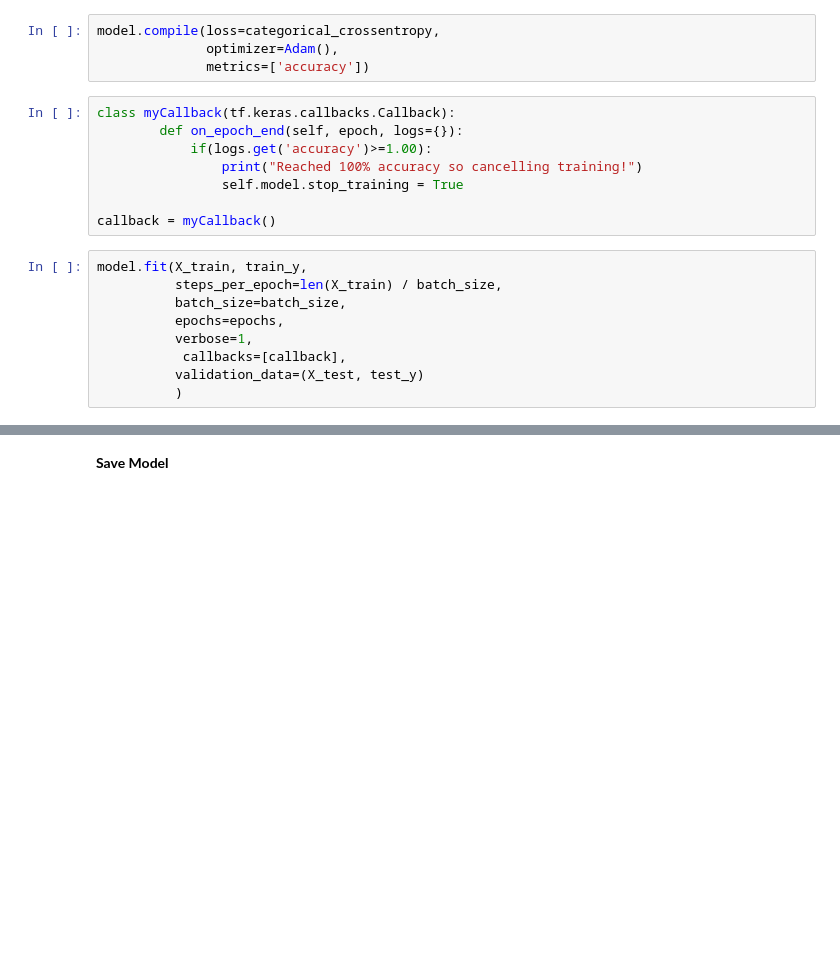
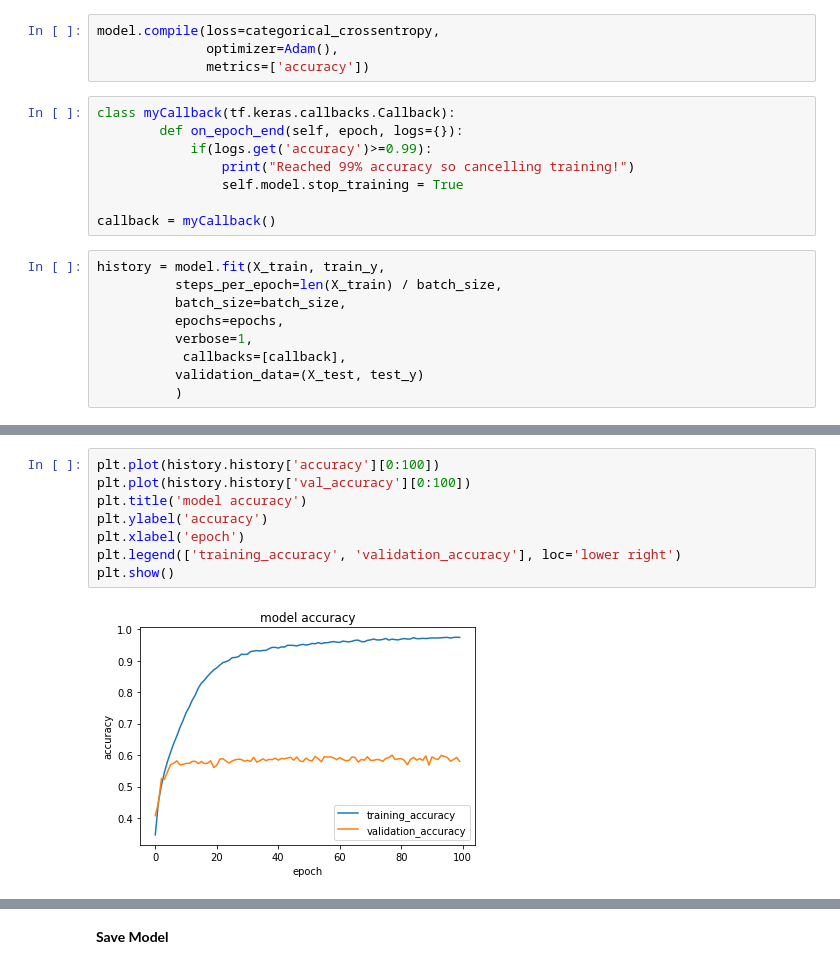
Before and after one commit to Ayush12062000/Real-Time-Emotion-Detection, a Jupyter notebook: Emotion_Detection_1.ipynb, the cells around one changed output, grey strips where cells are left out. Saved outputs shown, nothing was run; the diff lists cells and outputs as text; blank space fills up the shorter version.

```diff
--- a/Emotion_Detection_1.ipynb
+++ b/Emotion_Detection_1.ipynb
@@ -155,13 +163,13 @@ model.compile(loss=categorical_crossentropy,
 # %%
 class myCallback(tf.keras.callbacks.Callback):
         def on_epoch_end(self, epoch, logs={}):
-            if(logs.get('accuracy')>=1.00):
-                print("Reached 100% accuracy so cancelling training!")
+            if(logs.get('accuracy')>=0.99):
+                print("Reached 99% accuracy so cancelling training!")
                 self.model.stop_training = True
 
 callback = myCallback()
 # %%
-model.fit(X_train, train_y,
+history = model.fit(X_train, train_y,
           steps_per_epoch=len(X_train) / batch_size,
           batch_size=batch_size,
           epochs=epochs,
@@ -190,0 +198,10 @@ Epoch 175/175
+# %%
+plt.plot(history.history['accuracy'][0:100])
+plt.plot(history.history['val_accuracy'][0:100])
+plt.title('model accuracy')
+plt.ylabel('accuracy')
+plt.xlabel('epoch')
+plt.legend(['training_accuracy', 'validation_accuracy'], loc='lower right')
+plt.show()
+# %% [output]
+[figure, added]
```
Also changed, not shown: parts of 5 cells of this notebook.
